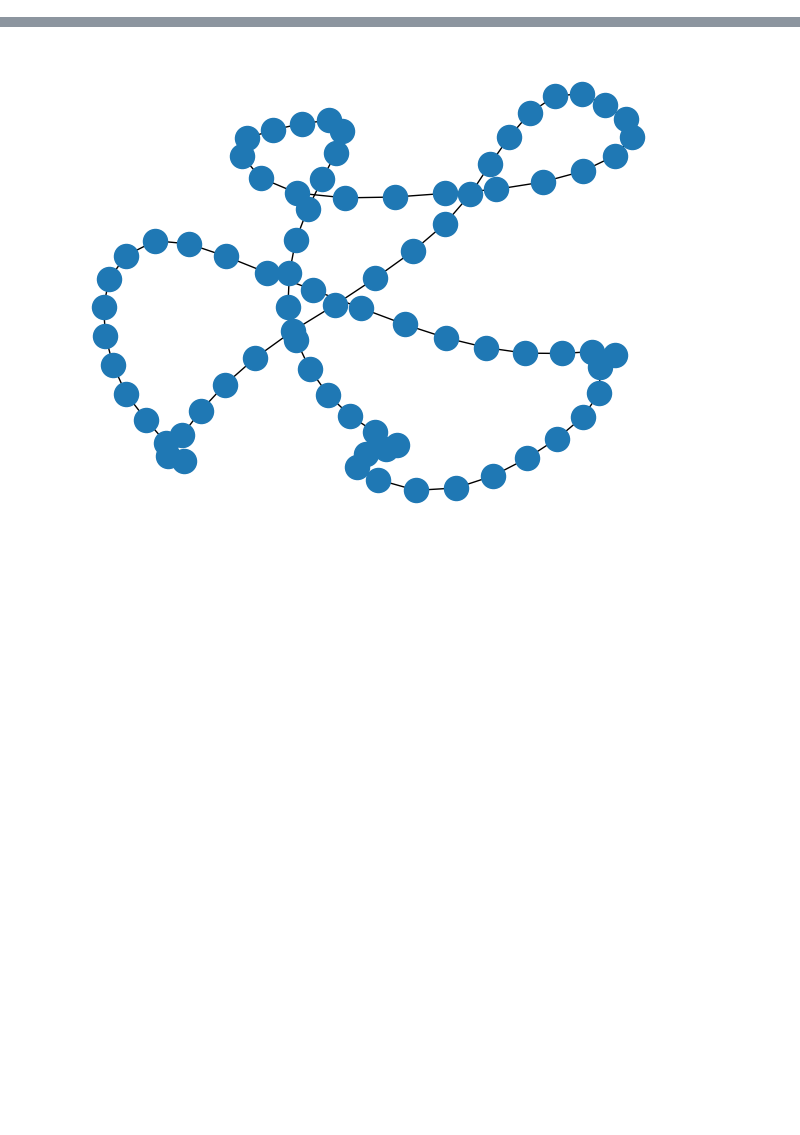
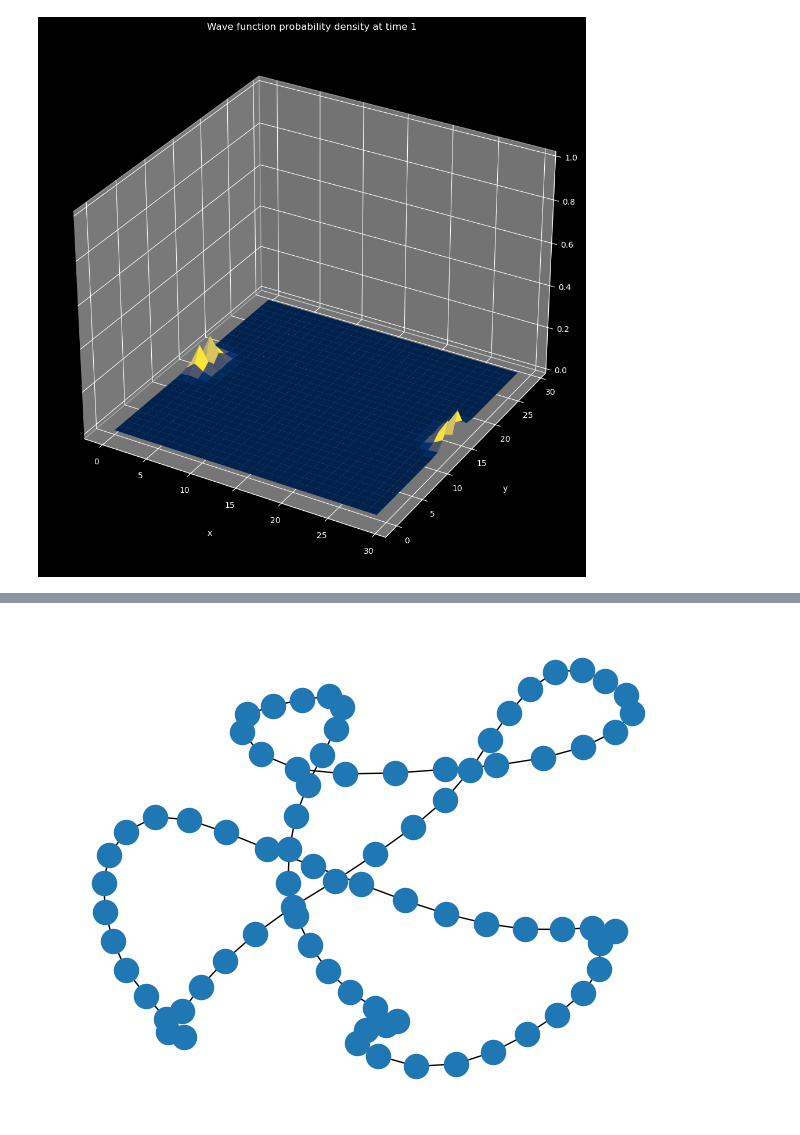
Before and after one commit to ravikoka/qgraph, a Jupyter notebook: refactor_classes.ipynb, the cells around one changed output, grey strips where cells are left out. Saved outputs shown, nothing was run; the diff lists cells and outputs as text; code cells hidden in the pictures; blank space fills up the shorter version.

Commit message:
animated and plotted 2D lattice pdf

```diff
--- a/refactor_classes.ipynb
+++ b/refactor_classes.ipynb
@@ -0,0 +11,14 @@
+# %%
+import networkx as nx
+import numpy as np
+
+n = 30
+lattice = nx.grid_graph(dim=(n, n), periodic=True)
+psi_0 = np.zeros(n**2)
+psi_0[n**2//2] = 1
+# %%
+anderson_lattice = AndersonGraph(graph=lattice, psi_0=psi_0, eps_range=[-1, 1], t_hop=1)
+# %%
+plot_lattice_pdf(anderson_lattice=anderson_lattice, time=1)
+# %% [output]
+[figure, added]
```
Also changed, not shown: parts of 3 cells of this notebook, 3 other files.
